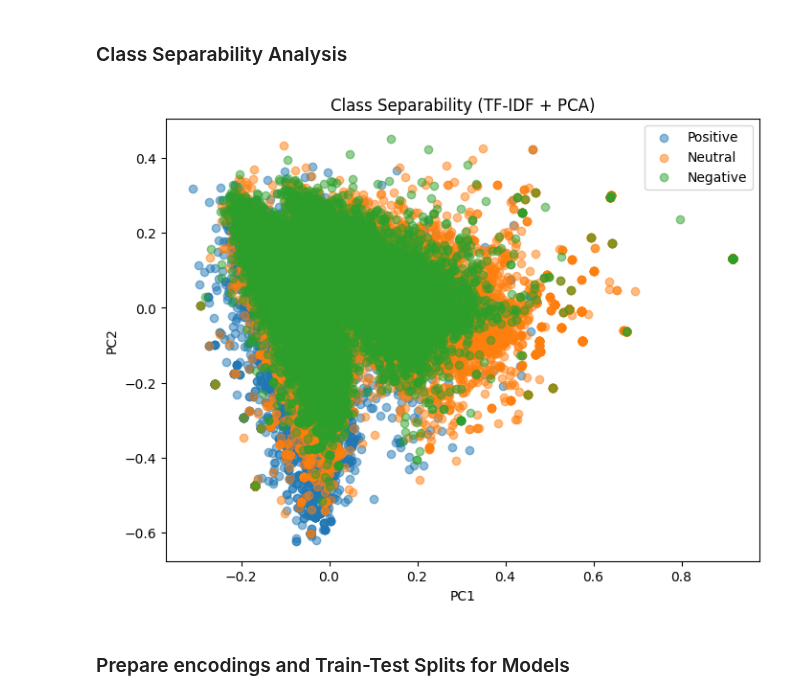
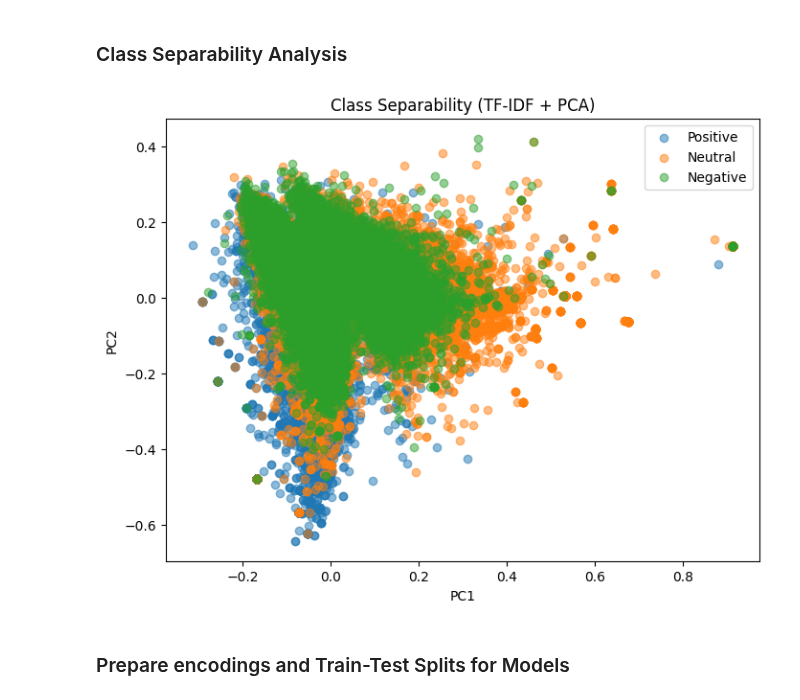
Before and after one commit to LCIT-AISC-T3-S25/Group2, a Jupyter notebook: NLP/Clifford/NLP_Case_Study_2_Group_2_Clifford_Addison_1.ipynb, the cells around one changed output. Saved outputs shown, nothing was run; the diff lists cells and outputs as text; code cells hidden in the pictures.

```diff
--- a/NLP/Clifford/NLP_Case_Study_2_Group_2_Clifford_Addison_1.ipynb
+++ b/NLP/Clifford/NLP_Case_Study_2_Group_2_Clifford_Addison_1.ipynb
@@ -372,6 +446,4 @@ def clean_pipeline(text):
     text = expand_slangs(text)
     text = remove_punctuations(text)
     return text
-# %%
-corpus_df['Tweet'] = corpus_df['Tweet'].fillna("")
 # %%
@@ -386,0 +483,4 @@ corpus_df = corpus_df[corpus_df['Cleaned_Text'].apply(is_english)].reset_index(d
+# %%
+# Check the balanced distribution
+corpus_df = balance_dataset(balanced_corpus, min_count=sample_size)
+print(corpus_df['Sentiment_Merged'].value_counts())
@@ -457,5 +542,2 @@ Total samples: 429,508
 Missing values: 0
 Empty strings after cleaning: 0
-# %%
-# Remove empty texts
-corpus_df = corpus_df[corpus_df['Cleaned_Text'].str.strip().astype(bool)]
@@ -509,5 +543,0 @@ Balanced dataset shape: (90000, 4)
-# %%
-corpus_df = balance_dataset(corpus_df, min_count=sample_size)
-print(f"Balanced dataset shape: {balanced_corpus.shape}")
-print("Balanced sentiment distribution:")
-print(corpus_df['Sentiment_Merged'].value_counts())
@@ -523,23 +545,23 @@ Name: count, dtype: int64
 ### Class Separability Analysis
 # %%
 # Class Separability Analysis (using TF-IDF and PCA)
-tf_vectorizer = TfidfVectorizer(max_features=500)
+tf_vectorizer = TfidfVectorizer(max_features=1000)
 X = tf_vectorizer.fit_transform(corpus_df['Cleaned_Text'].fillna(''))
 
 # PCA for visualization
 pca = PCA(n_components=2)
 X_pca = pca.fit_transform(X.toarray())
 
 plt.figure(figsize=(8,6))
 for sentiment in corpus_df['Sentiment_Merged'].unique():
     idx = corpus_df['Sentiment_Merged'] == sentiment
     plt.scatter(X_pca[idx, 0], X_pca[idx, 1], label=sentiment, alpha=0.5)
 plt.title('Class Separability (TF-IDF + PCA)')
 plt.xlabel('PC1')
 plt.ylabel('PC2')
 plt.legend()
 plt.show()
 # %% [output]
-[figure, old version]
+[figure, new version]
 # %% [markdown]
 ### Prepare encodings and Train-Test Splits for Models
```
Also changed, not shown: parts of 35 cells of this notebook.
